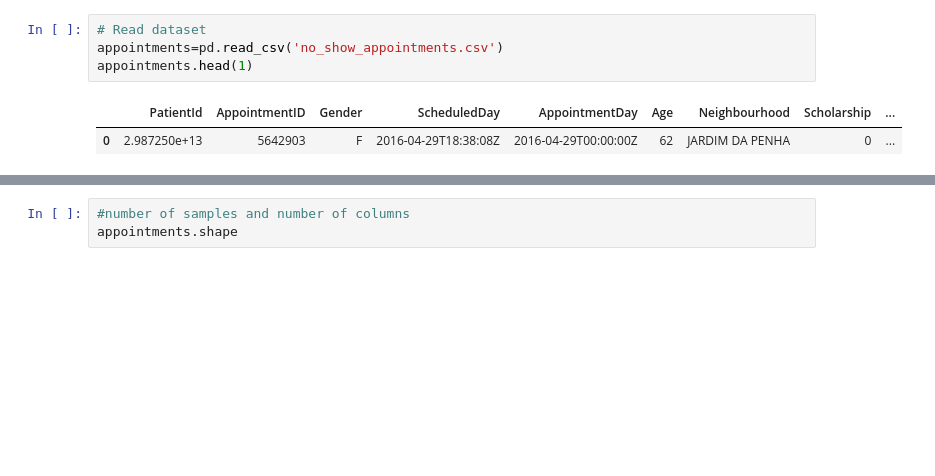
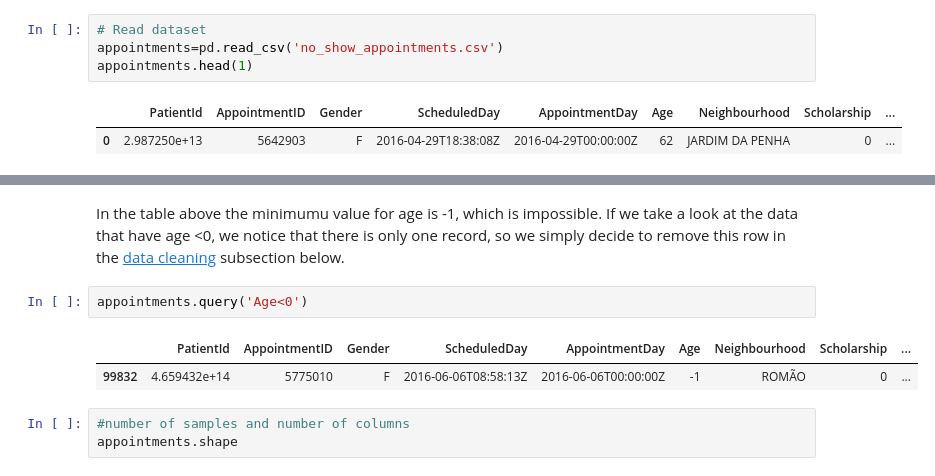
Before and after one commit to mariangelabonghi/Investigate-Dataset-Udacity-Nanodegree, a Jupyter notebook: investigate-a-dataset-project.ipynb, the cells around one changed output, grey strips where cells are left out. Drawn from its saved outputs; the diff is of its cells as text; blank space fills up the shorter version.

```diff
--- a/investigate-a-dataset-project.ipynb
+++ b/investigate-a-dataset-project.ipynb
@@ -47,3 +59,10 @@ appointments.head(1)
+# %% [markdown]
+In the table above the minimumu value for age is -1, which is impossible. If we take a look at the data that have age <0, we notice that there is only one record, so we simply decide to remove this row in the <a href="#dc">data cleaning</a> subsection below.
+# %%
+appointments.query('Age<0')
+# %% [output]
+|  | PatientId | AppointmentID | Gender | ScheduledDay | AppointmentDay | Age | Neighbourhood | Scholarship | ... |
+| 99832 | 4.659432e+14 | 5775010 | F | 2016-06-06T08:58:13Z | 2016-06-06T00:00:00Z | -1 | ROMÃO | 0 | ... |
 # %%
 #number of samples and number of columns
 appointments.shape
```
Also changed, not shown: parts of 7 cells of this notebook.
